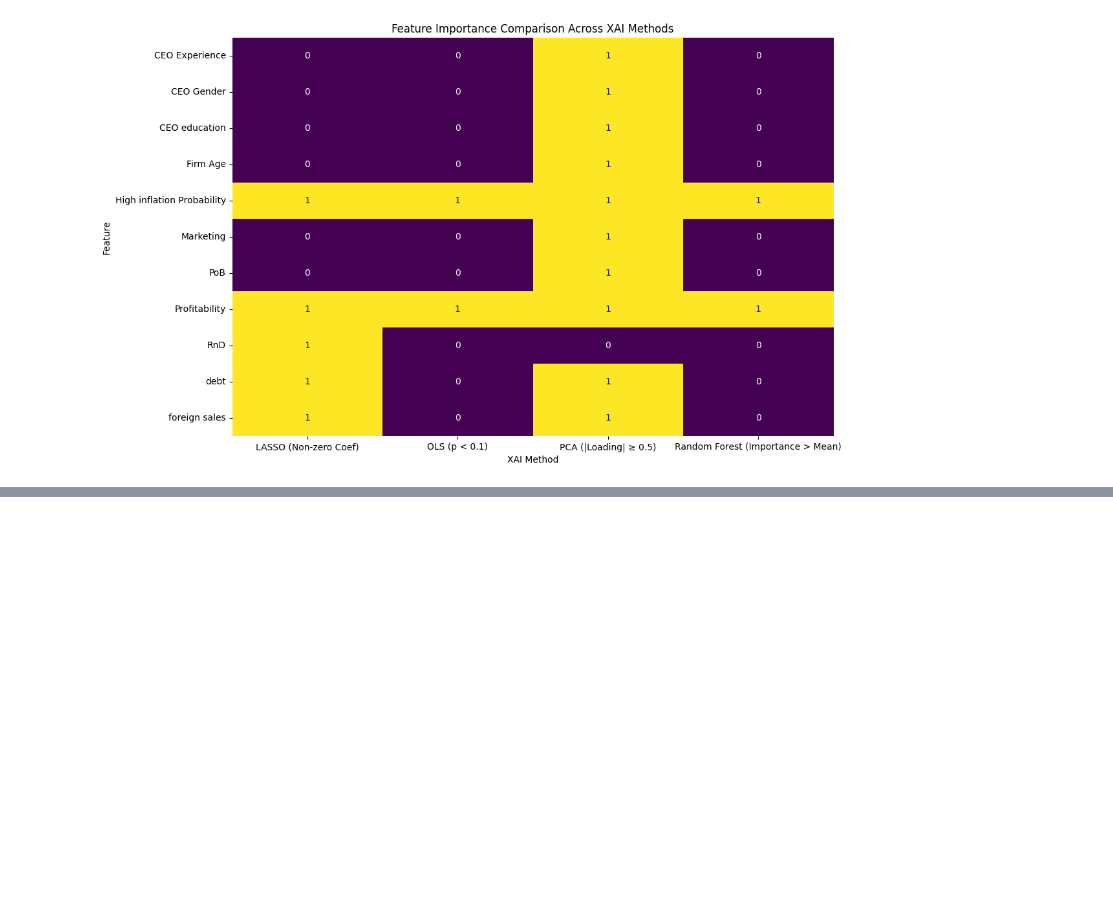
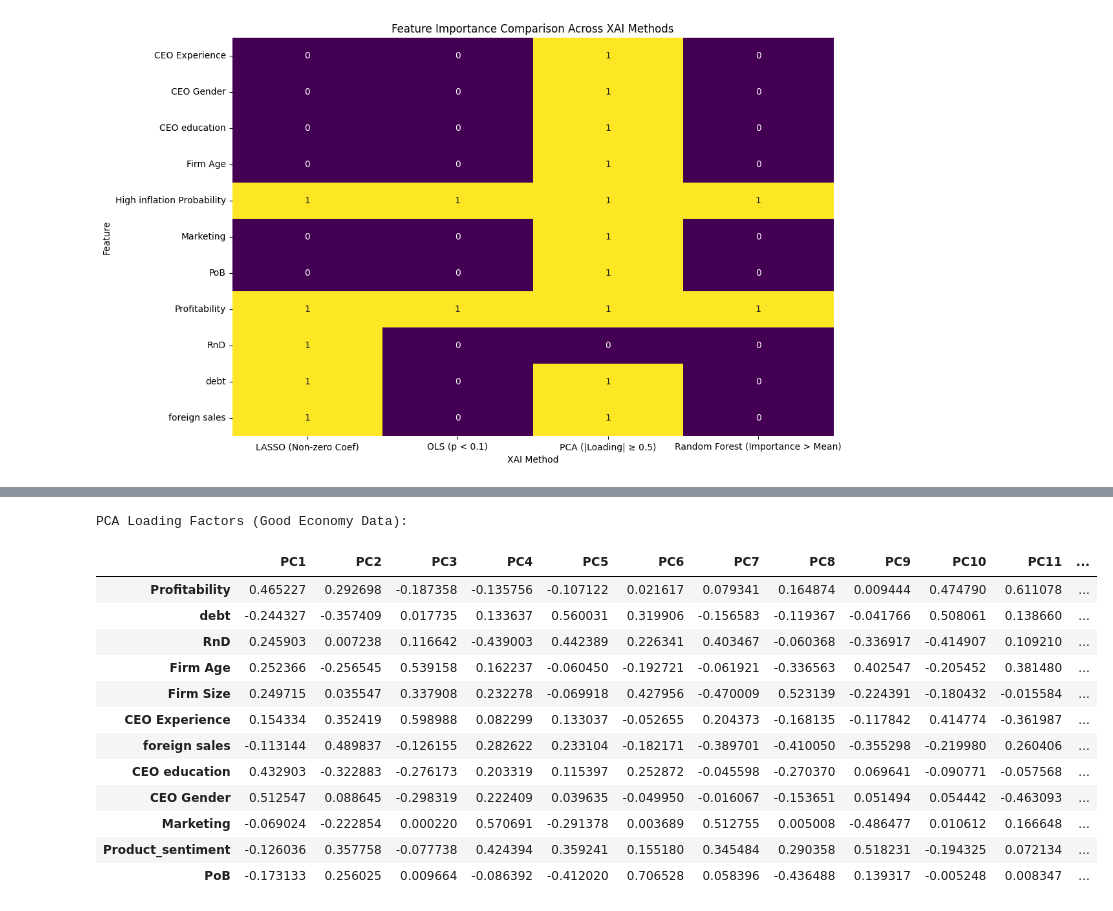
Before and after one commit to ashleyak7/MSCI-151-week-1-workshops, a Jupyter notebook: CW4_AAK.ipynb, the cells around one changed output, grey strips where cells are left out. Saved outputs shown, nothing was run; the diff lists cells and outputs as text; code cells hidden in the pictures; blank space fills up the shorter version.

```diff
--- a/CW4_AAK.ipynb
+++ b/CW4_AAK.ipynb
@@ -960,0 +1206,44 @@ plt.show()
+# %%
+from sklearn.preprocessing import StandardScaler
+from sklearn.decomposition import PCA
+import pandas as pd
+
+# Assuming df is already loaded from 'cw4 high inflation .xlsx'
+# The user wants to use the 'good economy' data, so load that here:
+excel_file_path = '/content/sample_data/good economy cw4.xlsx'
+df = pd.read_excel(excel_file_path)
+
+# Define the features for PCA
+# Removed 'High inflation Probability' as it's not in the good economy dataset
+feature_cols_pca_new = ['Profitability', 'debt', 'RnD', 'Firm Age', 'Firm Size', 'CEO Experience', 'foreign sales', 'CEO education', 'CEO Gender', 'Marketing', 'Product_sentiment', 'PoB']
+X_pca_new = df[feature_cols_pca_new]
+
+# Standardize the features
+scaler_new = StandardScaler()
+X_pca_scaled_new = scaler_new.fit_transform(X_pca_new)
+
+# Perform PCA
+pca_new = PCA()
+X_pca_transformed_new = pca_new.fit_transform(X_pca_scaled_new)
+
+# Get the loading factors
+loading_factors_new = pd.DataFrame(pca_new.components_.T, columns=[f'PC{i+1}' for i in range(pca_new.n_components_)], index=feature_cols_pca_new)
+
+# Display the loading factors
+print("PCA Loading Factors (Good Economy Data):")
+display(loading_factors_new)
+# %% [output]
+PCA Loading Factors (Good Economy Data):
+|  | PC1 | PC2 | PC3 | PC4 | PC5 | PC6 | PC7 | PC8 | PC9 | PC10 | PC11 | ... |
+| Profitability | 0.465227 | 0.292698 | -0.187358 | -0.135756 | -0.107122 | 0.021617 | 0.079341 | 0.164874 | 0.009444 | 0.474790 | 0.611078 | ... |
+| debt | -0.244327 | -0.357409 | 0.017735 | 0.133637 | 0.560031 | 0.319906 | -0.156583 | -0.119367 | -0.041766 | 0.508061 | 0.138660 | ... |
+| RnD | 0.245903 | 0.007238 | 0.116642 | -0.439003 | 0.442389 | 0.226341 | 0.403467 | -0.060368 | -0.336917 | -0.414907 | 0.109210 | ... |
+| Firm Age | 0.252366 | -0.256545 | 0.539158 | 0.162237 | -0.060450 | -0.192721 | -0.061921 | -0.336563 | 0.402547 | -0.205452 | 0.381480 | ... |
+| Firm Size | 0.249715 | 0.035547 | 0.337908 | 0.232278 | -0.069918 | 0.427956 | -0.470009 | 0.523139 | -0.224391 | -0.180432 | -0.015584 | ... |
+| CEO Experience | 0.154334 | 0.352419 | 0.598988 | 0.082299 | 0.133037 | -0.052655 | 0.204373 | -0.168135 | -0.117842 | 0.414774 | -0.361987 | ... |
+| foreign sales | -0.113144 | 0.489837 | -0.126155 | 0.282622 | 0.233104 | -0.182171 | -0.389701 | -0.410050 | -0.355298 | -0.219980 | 0.260406 | ... |
+| CEO education | 0.432903 | -0.322883 | -0.276173 | 0.203319 | 0.115397 | 0.252872 | -0.045598 | -0.270370 | 0.069641 | -0.090771 | -0.057568 | ... |
+| CEO Gender | 0.512547 | 0.088645 | -0.298319 | 0.222409 | 0.039635 | -0.049950 | -0.016067 | -0.153651 | 0.051494 | 0.054442 | -0.463093 | ... |
+| Marketing | -0.069024 | -0.222854 | 0.000220 | 0.570691 | -0.291378 | 0.003689 | 0.512755 | 0.005008 | -0.486477 | 0.010612 | 0.166648 | ... |
+| Product_sentiment | -0.126036 | 0.357758 | -0.077738 | 0.424394 | 0.359241 | 0.155180 | 0.345484 | 0.290358 | 0.518231 | -0.194325 | 0.072134 | ... |
+| PoB | -0.173133 | 0.256025 | 0.009664 | -0.086392 | -0.412020 | 0.706528 | 0.058396 | -0.436488 | 0.139317 | -0.005248 | 0.008347 | ... |
```
Also changed, not shown: parts of 10 cells of this notebook.
